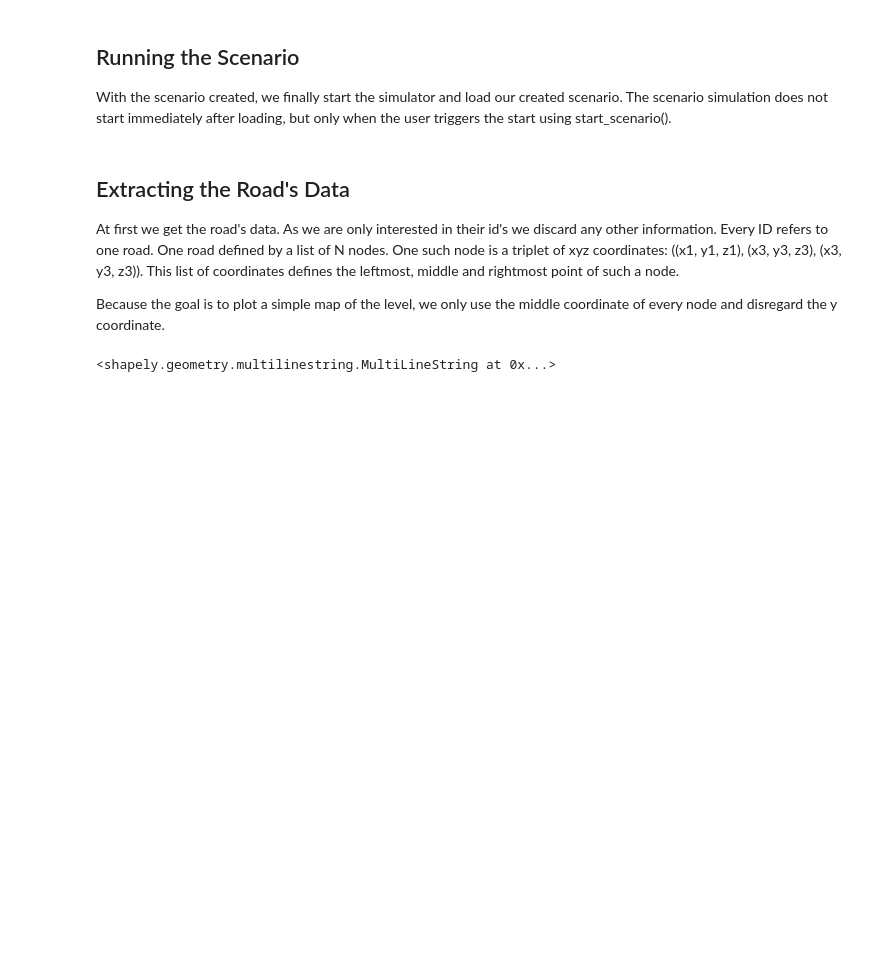
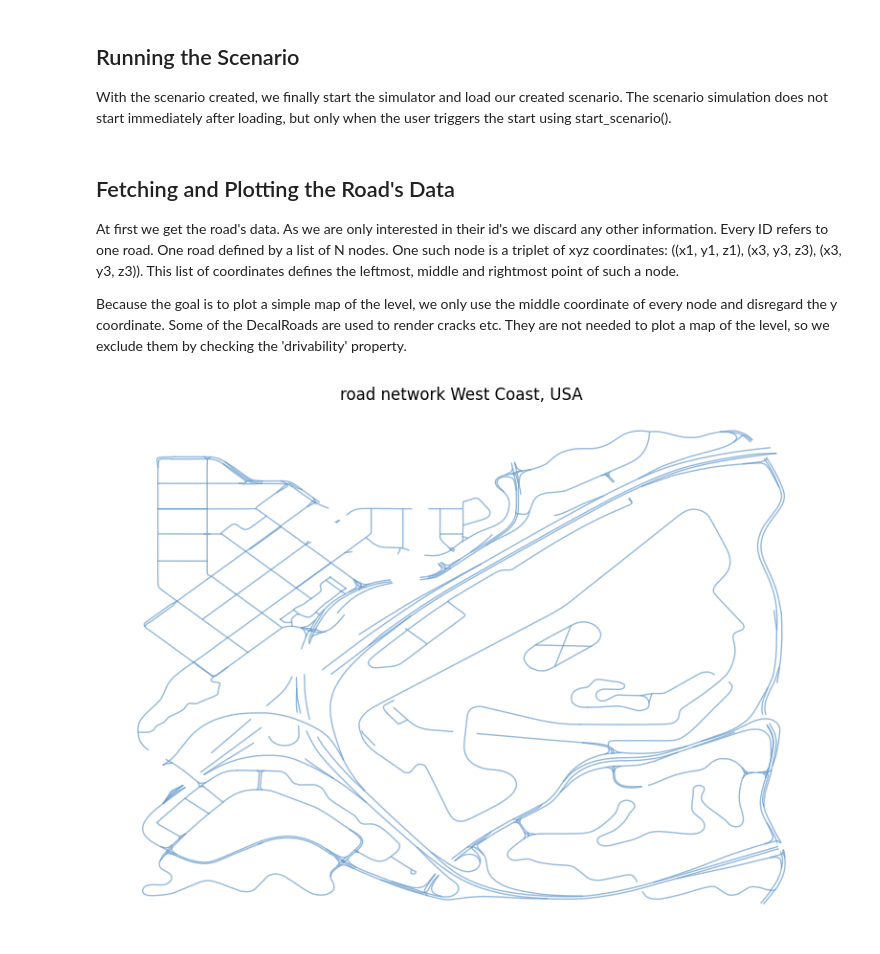
Before and after one commit to BeamNG/BeamNGpy, a Jupyter notebook: examples/roads_utility.ipynb, the cells around one changed output. Cells and saved outputs as stored; diff of their text form; code cells hidden in the pictures; blank space fills up the shorter version.

```diff
--- a/examples/roads_utility.ipynb
+++ b/examples/roads_utility.ipynb
@@ -34,31 +35,33 @@ bng = beamng.open()
 bng.load_scenario(scenario)
 bng.start_scenario()
 # %% [markdown]
-## Extracting the Road's Data
+## Fetching and Plotting the Road's Data
 
 At first we get the road's data. As we are only interested in their id's we discard any other information.
 Every ID refers to one road. One road defined by a list of N nodes.
 One such node is a triplet of xyz coordinates: ((x1, y1, z1), (x3, y3, z3), (x3, y3, z3)). This list of coordinates defines the leftmost, middle and rightmost point of such a node.
 
 Because the goal is to plot a simple map of the level, we only use the middle coordinate of every node and disregard the y coordinate.
+Some of the DecalRoads are used to render cracks etc. They are not needed to plot a map of the level, so we exclude them by checking the 'drivability' property.
+# %%
+# fetch road data from the game
+roads = bng.get_roads()
+road_names = list(roads.keys())
+road_spec = {}
+for r_id, r_inf in roads.items():
+    if r_inf['drivability'] != '-1':
+        road_spec[r_id] = bng.get_road_edges(r_id)
 # %%
-roads = bng.get_roads()
-road_names = list(roads.keys())
-road_spec = {}
-for rid in road_names:
-    road_spec[rid] = bng.get_road_edges(rid)
-
+# put data into shapely MultilineString
 road = list()
 lines = list()
-for r_id in road_spec.keys(): # this may take a while
+for r_id in road_spec.keys():
     road = list()
     for r_point in road_spec[r_id]:
         x = r_point['middle'][0]
         y = r_point['middle'][1]
         road.append((x, y))
-    lines.append(LineString(road))
+    if road:
+        lines.append(tuple(road))
 
 network = MultiLineString(lines)
-display(network)
-# %% [output]
-<shapely.geometry.multilinestring.MultiLineString at 0x...>
@@ -74,0 +68,17 @@ with fpath.open('rb') as fhandle:
+# %%
+# plot map
+def plot_lines(ax, ob):
+    blue = '#6699cc'
+    for line in ob:
+        x, y = line.xy
+        ax.plot(x, y, color=blue, linewidth=1, solid_capstyle='round', zorder=2, alpha=0.7)
+
+fig = plt.figure(1, figsize=[9.6, 7.2], dpi=100)
+
+ax = fig.add_subplot()
+plot_lines(ax, network)
+
+_ = ax.set_axis_off()
+_ = ax.set_title('road network West Coast, USA')
+# %% [output]
+[figure, added]
```
Also changed, not shown: parts of 2 cells of this notebook.
